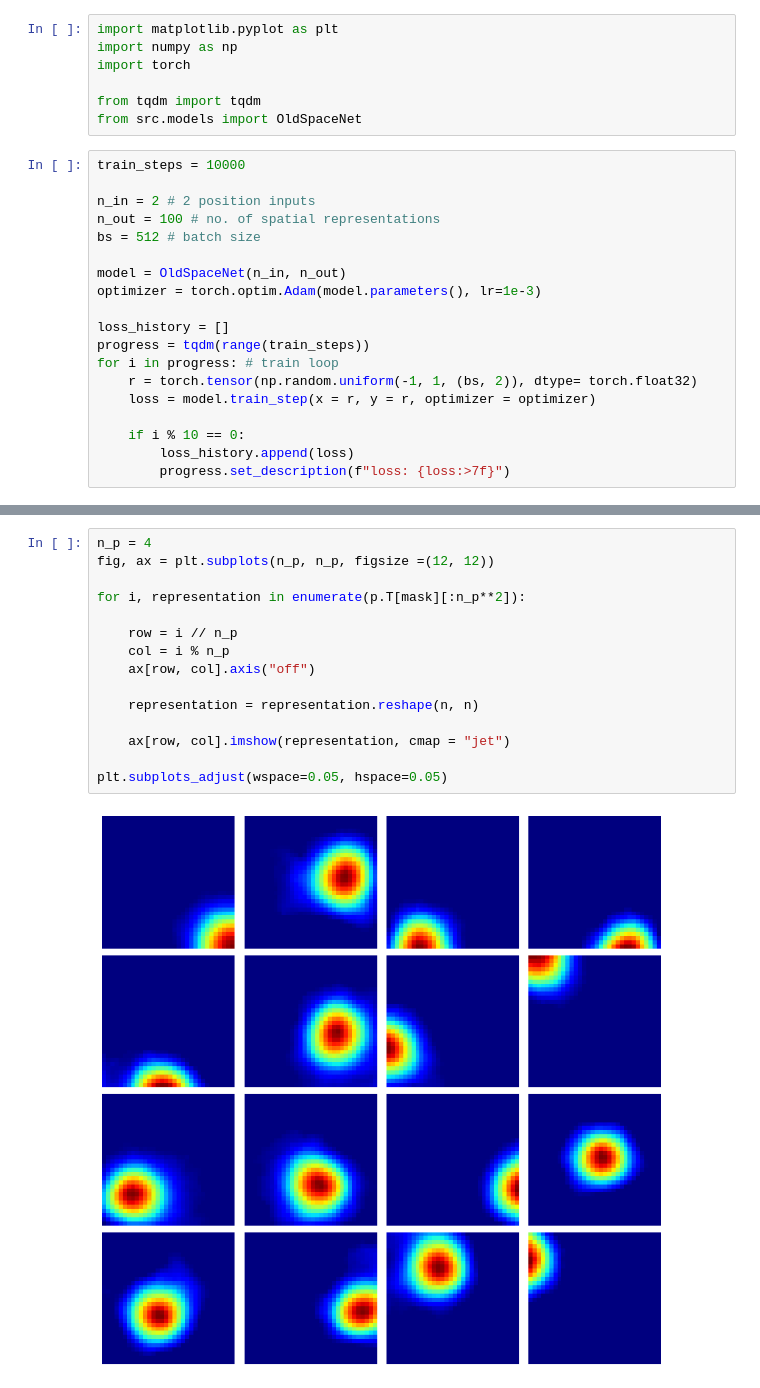
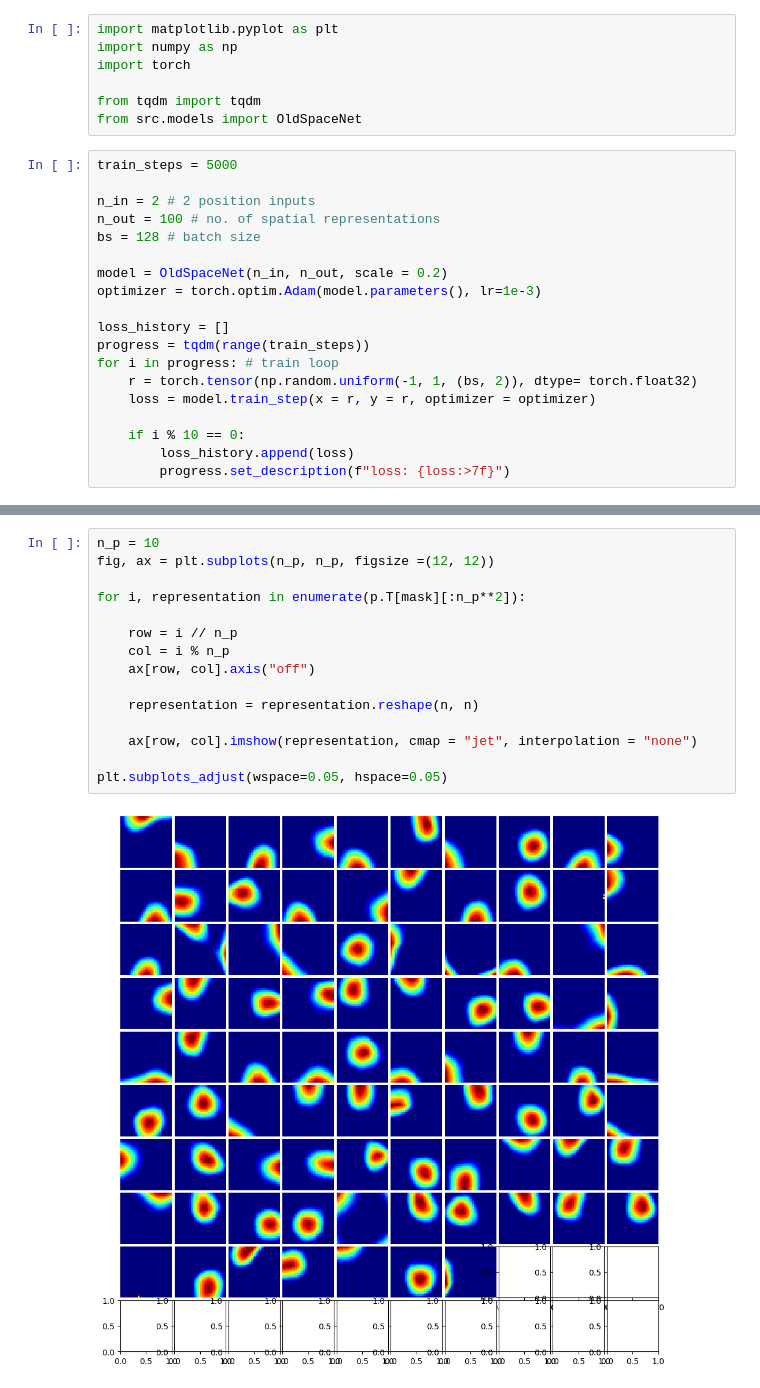
Before and after one commit to bioAI-Oslo/ConjunctiveRepresentations, a Jupyter notebook: train_correlation.ipynb, the cells around one changed output, grey strips where cells are left out. Cells and saved outputs as stored; diff of their text form.

```diff
--- a/train_correlation.ipynb
+++ b/train_correlation.ipynb
@@ -6,13 +6,13 @@ import torch
 from tqdm import tqdm
 from src.models import OldSpaceNet
 # %%
-train_steps = 10000
+train_steps = 5000
 
 n_in = 2 # 2 position inputs
 n_out = 100 # no. of spatial representations
-bs = 512 # batch size
+bs = 128 # batch size
 
-model = OldSpaceNet(n_in, n_out)
+model = OldSpaceNet(n_in, n_out, scale = 0.2)
 optimizer = torch.optim.Adam(model.parameters(), lr=1e-3)
 
 loss_history = []
@@ -43,17 +46,17 @@ mask = np.mean(p, axis = 0) > 0
 # %%
-n_p = 4
+n_p = 10
 fig, ax = plt.subplots(n_p, n_p, figsize =(12, 12))
 
 for i, representation in enumerate(p.T[mask][:n_p**2]):
 
     row = i // n_p
     col = i % n_p
     ax[row, col].axis("off")
 
     representation = representation.reshape(n, n)
 
-    ax[row, col].imshow(representation, cmap = "jet")
+    ax[row, col].imshow(representation, cmap = "jet", interpolation = "none")
 
 plt.subplots_adjust(wspace=0.05, hspace=0.05)
 # %% [output]
-[figure, old version]
+[figure, new version]
```
Also changed, not shown: parts of 3 cells of this notebook, 9 other files.
